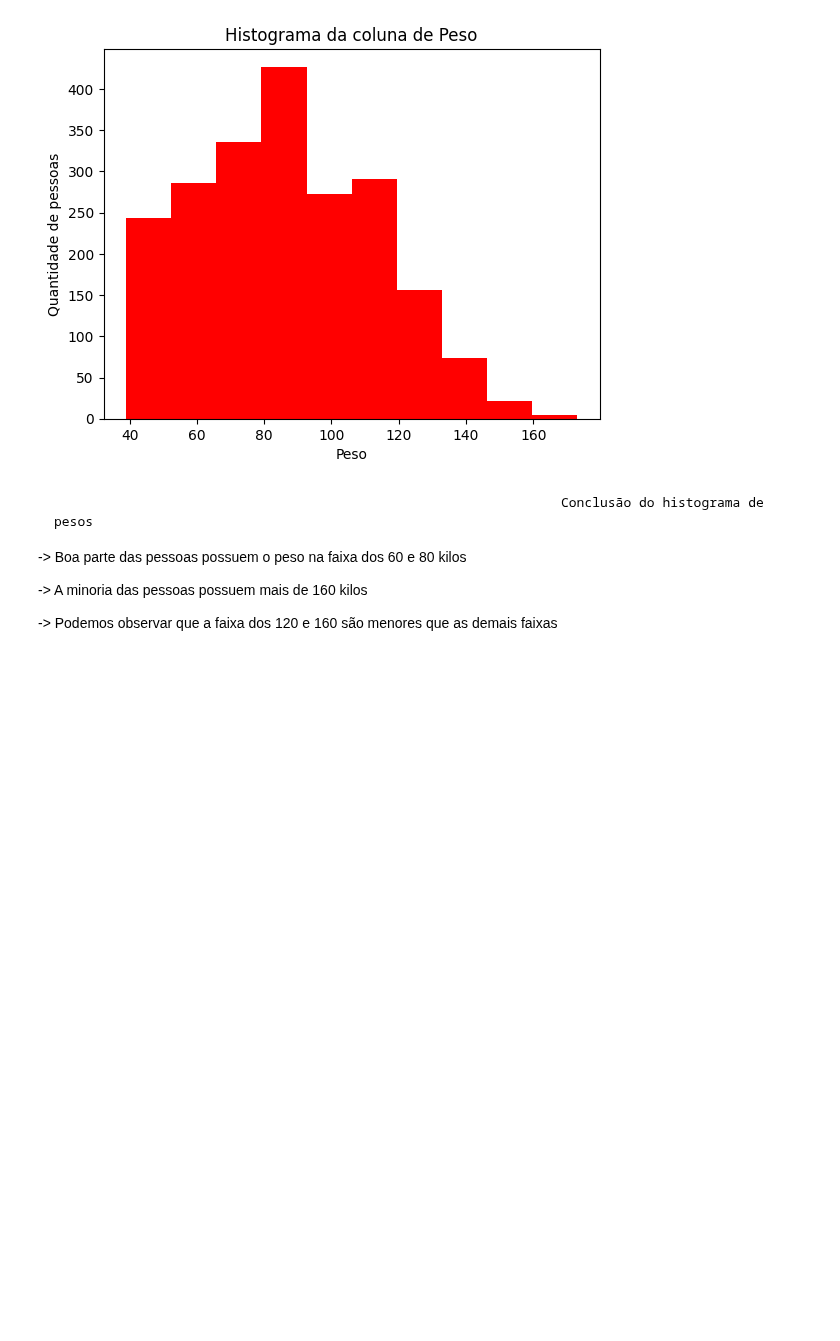
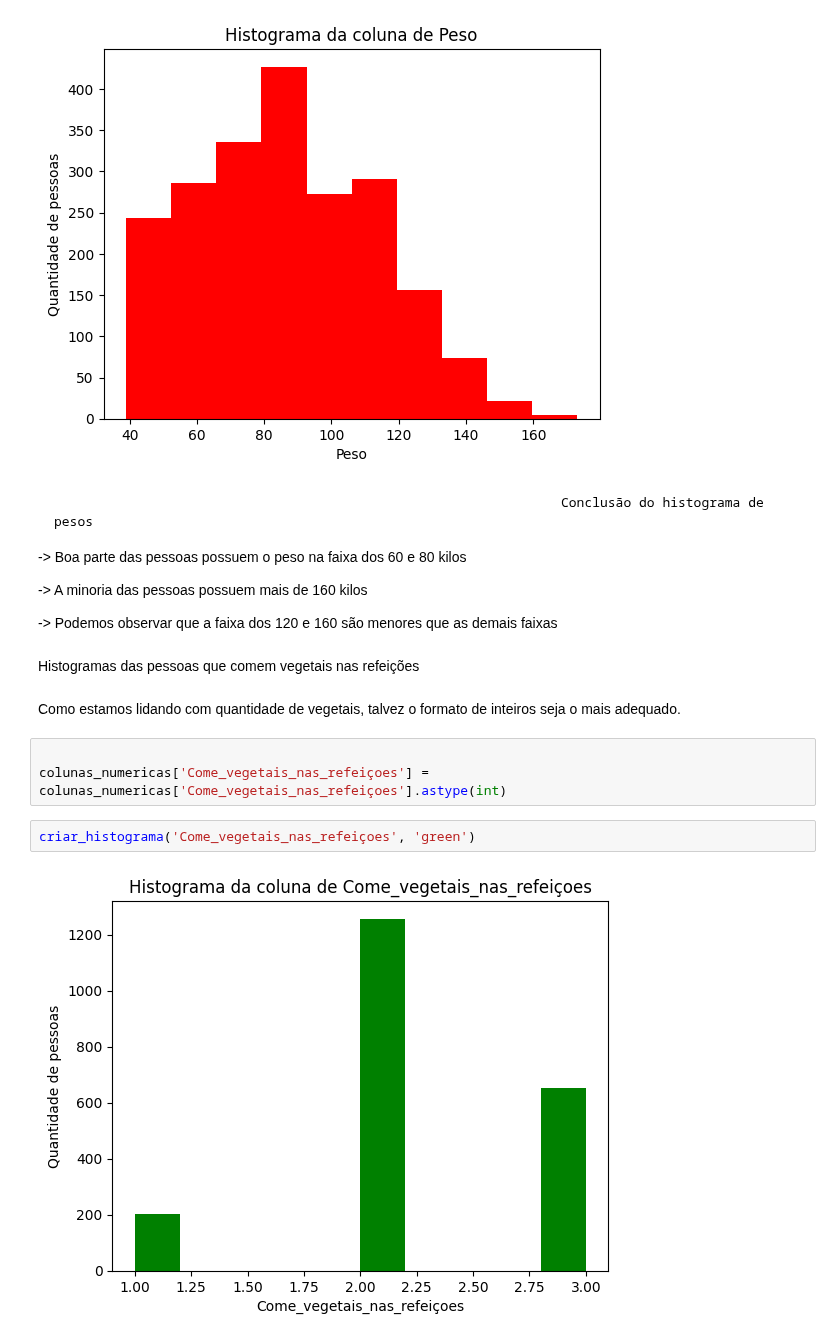
Before and after one commit to caikedomingues/Analise-de-dados-sobre-obesidade, a Jupyter notebook: Analise_Obesidade.ipynb, the cells around one changed output. Saved outputs shown, nothing was run; the diff lists cells and outputs as text; blank space fills up the shorter version.

```diff
--- a/Analise_Obesidade.ipynb
+++ b/Analise_Obesidade.ipynb
@@ -715,3 +745,15 @@ criar_histograma('Peso', 'red')
 
 -> Podemos observar que a faixa dos 120 e 160 são menores que as demais
 faixas
+# %% [markdown]
+ Histogramas das pessoas que comem vegetais nas refeições
+# %% [markdown]
+Como estamos lidando com quantidade de vegetais, talvez o formato de inteiros
+seja o mais adequado.
+# %%
+
+colunas_numericas['Come_vegetais_nas_refeiçoes'] = colunas_numericas['Come_vegetais_nas_refeiçoes'].astype(int)
+# %%
+criar_histograma('Come_vegetais_nas_refeiçoes', 'green')
+# %% [output]
+[figure, added]
```
Also changed, not shown: parts of 6 cells of this notebook.
